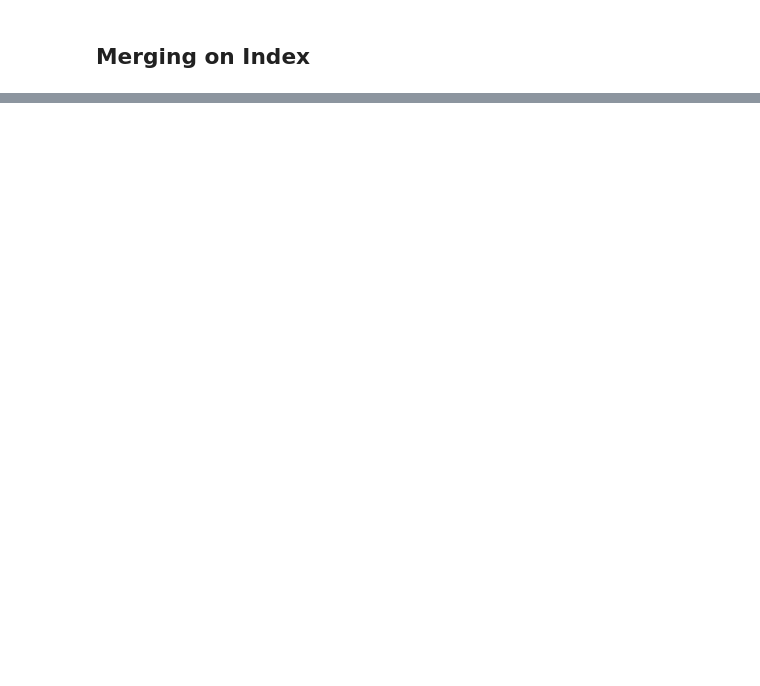
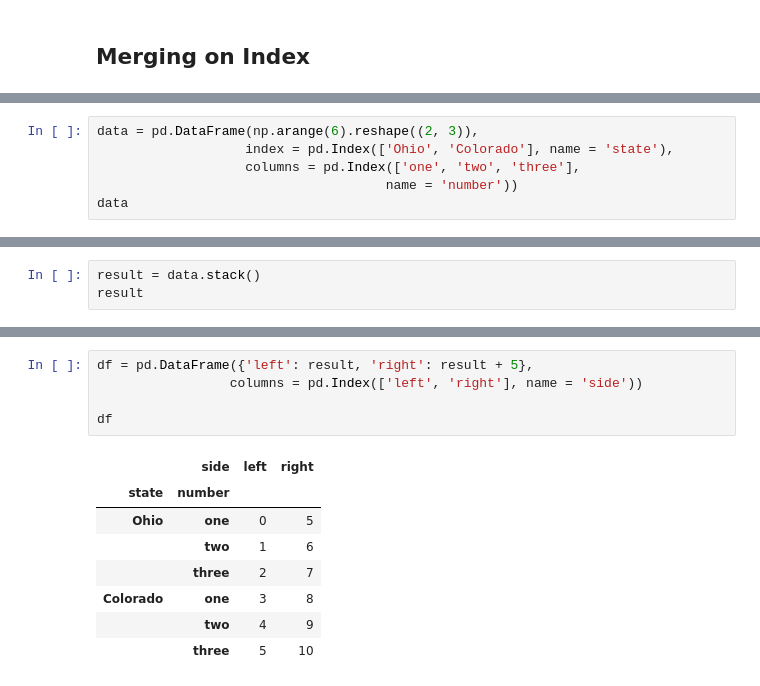
Before and after one commit to dan1dr/master_DS, a Jupyter notebook: Pandas/2.Data_Wrangling.ipynb, the cells around one changed output, grey strips where cells are left out. Drawn from its saved outputs; the diff is of its cells as text; blank space fills up the shorter version.

Commit message:
Stack method

```diff
--- a/Pandas/2.Data_Wrangling.ipynb
+++ b/Pandas/2.Data_Wrangling.ipynb
@@ -173,0 +271,6 @@ This is the question
+# %%
+data = pd.DataFrame(np.arange(6).reshape((2, 3)),
+                   index = pd.Index(['Ohio', 'Colorado'], name = 'state'),
+                   columns = pd.Index(['one', 'two', 'three'],
+                                     name = 'number'))
+data
@@ -173,0 +282,3 @@ This is the question
+# %%
+result = data.stack()
+result
@@ -173,0 +317,14 @@ This is the question
+# %%
+df = pd.DataFrame({'left': result, 'right': result + 5},
+                 columns = pd.Index(['left', 'right'], name = 'side'))
+
+df
+# %% [output]
+|  | side | left | right |
+| state | number |  |  |
+| Ohio | one | 0 | 5 |
+|  | two | 1 | 6 |
+|  | three | 2 | 7 |
+| Colorado | one | 3 | 8 |
+|  | two | 4 | 9 |
+|  | three | 5 | 10 |
```
Also changed, not shown: parts of 30 cells of this notebook.
